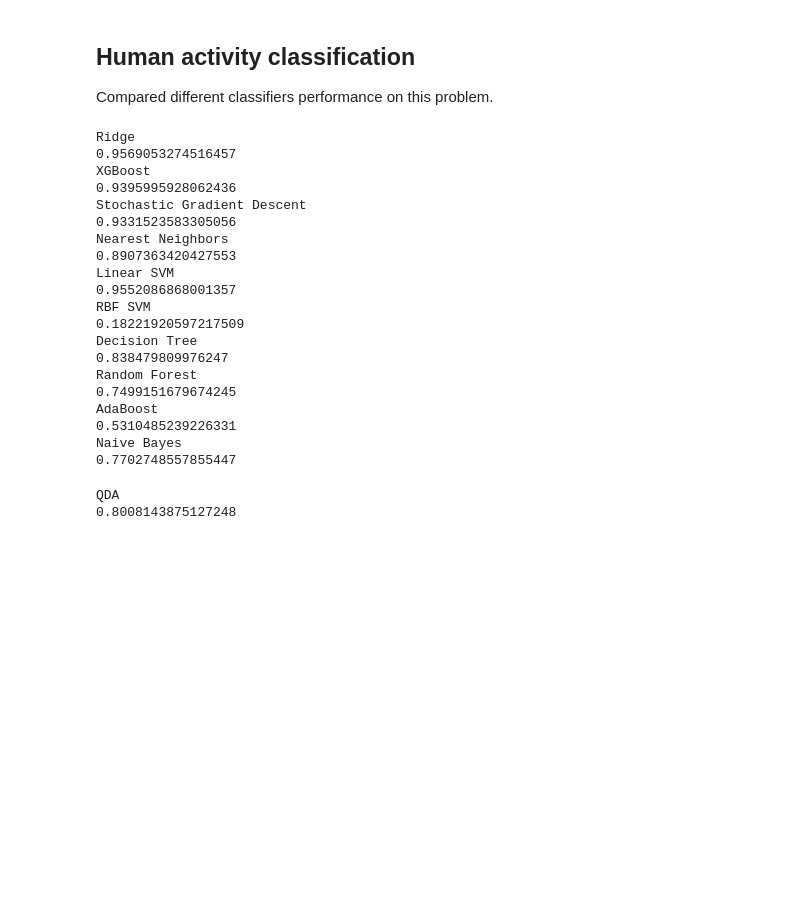
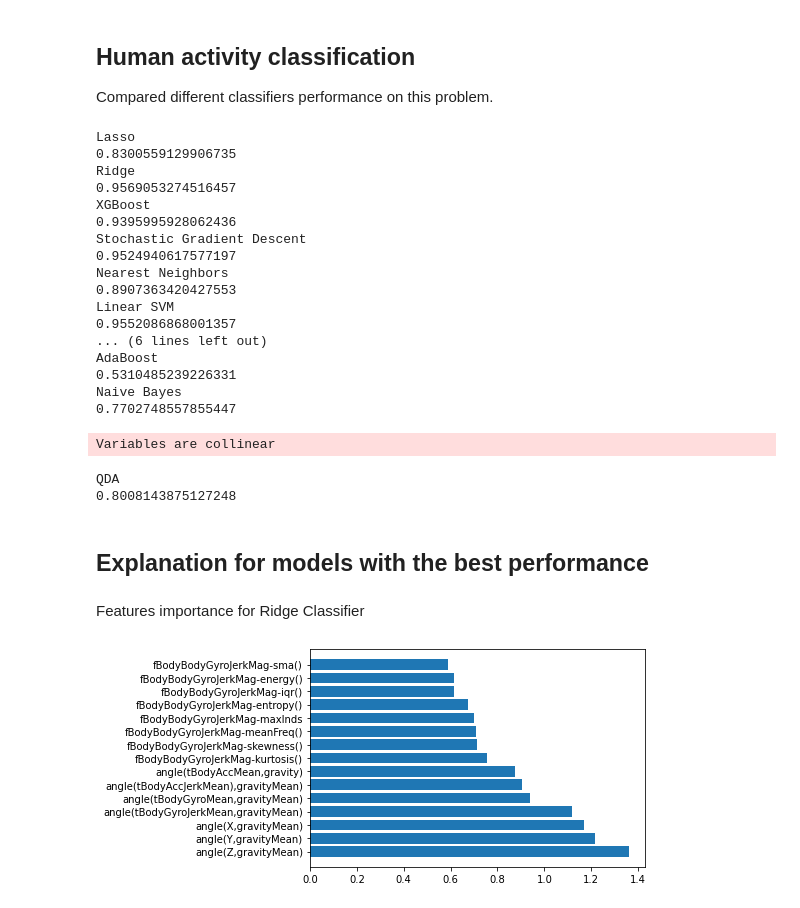
Before and after one commit to muliarska/health-state-detection-from-human-activity, a Jupyter notebook: human_activity_classification_ML_models.ipynb, the cells around one changed output. Saved outputs shown, nothing was run; the diff lists cells and outputs as text; code cells hidden in the pictures; blank space fills up the shorter version.

Commit message:
Found features importance for best models.

```diff
--- a/human_activity_classification_ML_models.ipynb
+++ b/human_activity_classification_ML_models.ipynb
@@ -218,6 +243,7 @@ plt.show()
 Compared different classifiers performance on this problem.
 # %%
 names = [
+    "Lasso",
     "Ridge",
     "XGBoost",
     "Stochastic Gradient Descent",
@@ -232,6 +258,7 @@ names = [
 ]
 
 classifiers = [
+    Lasso(alpha=0.1),
     RidgeClassifier(),
     XGBClassifier(),
     SGDClassifier(),
@@ -251,25 +278,40 @@ for name, clf in zip(names, classifiers):
   print(name)
   print(score)
 # %% [output]
+Lasso
+0.8300559129906735
 Ridge
 0.9569053274516457
 XGBoost
 0.9395995928062436
 Stochastic Gradient Descent
-0.9331523583305056
+0.9524940617577197
 Nearest Neighbors
 0.8907363420427553
 Linear SVM
 0.9552086868001357
-RBF SVM
-0.18221920597217509
-Decision Tree
-0.838479809976247
-Random Forest
-0.7499151679674245
+... (6 lines left out)
 AdaBoost
 0.5310485239226331
 Naive Bayes
 0.7702748557855447
-QDA
-0.8008143875127248
+Variables are collinear
+QDA
+0.8008143875127248
+# %% [markdown]
+## Explanation for models with the best performance
+# %% [markdown]
+Features importance for Ridge Classifier
+# %%
+clf = RidgeClassifier()
+clf.fit(XFull, YFull.flatten())
+
+imp = abs(clf.coef_[0])
+imp, names = zip(*sorted(list(zip(imp, features))))
+
+top = 15
+plt.barh(range(top), imp[::-1][0:top], align='center')
+plt.yticks(range(top), features[::-1][0:top])
+plt.show()
+# %% [output]
+[figure, added]
```
Also changed, not shown: parts of 8 cells of this notebook.
